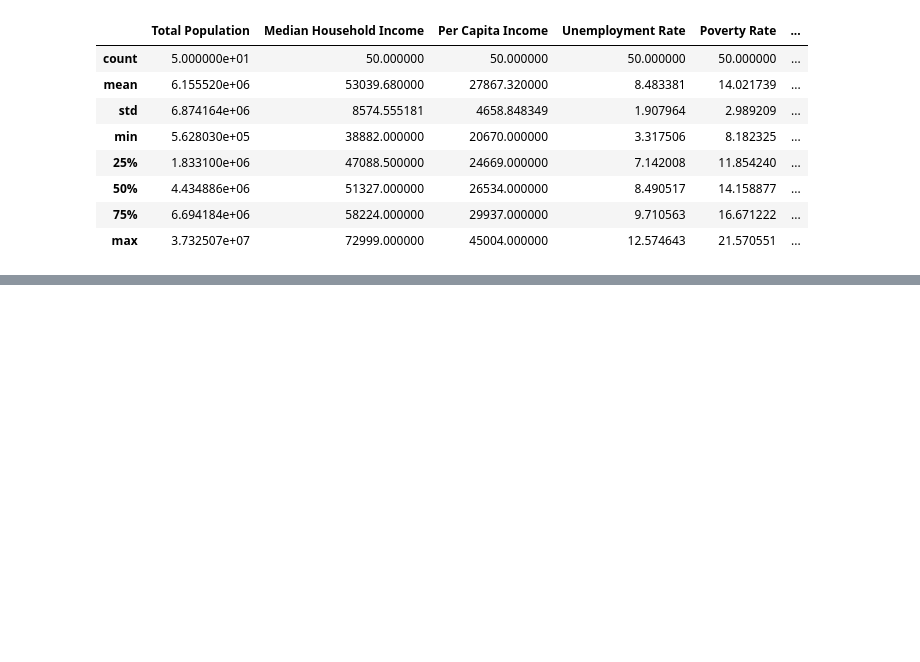
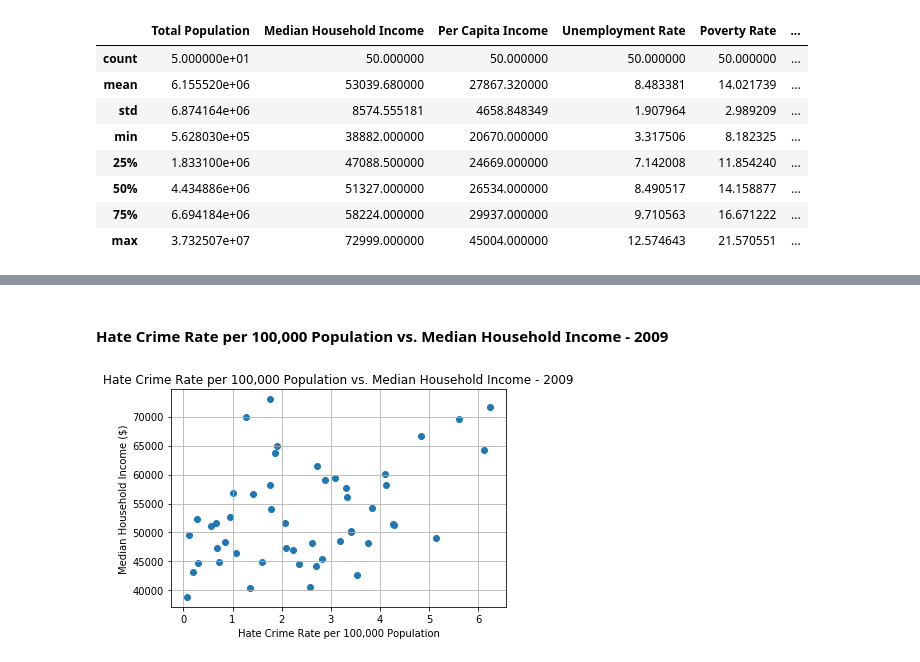
Before and after one commit to ZGrinacoff/Eight-Years-Later, a Jupyter notebook: hate_crime.ipynb, the cells around one changed output, grey strips where cells are left out. Saved outputs shown, nothing was run; the diff lists cells and outputs as text; code cells hidden in the pictures; blank space fills up the shorter version.

```diff
--- a/hate_crime.ipynb
+++ b/hate_crime.ipynb
@@ -342,0 +398,13 @@ clean_hate_crime_2009_df.describe()
+# %% [markdown]
+#### Hate Crime Rate per 100,000 Population vs. Median Household Income - 2009
+# %%
+plt.scatter(clean_hate_crime_2009_df['Hate Crime Rate per 100,000 Population'], clean_hate_crime_2009_df['Median Household Income'])
+
+plt.title('Hate Crime Rate per 100,000 Population vs. Median Household Income - 2009')
+plt.ylabel('Median Household Income ($)')
+plt.xlabel('Hate Crime Rate per 100,000 Population')
+plt.grid(True)
+
+plt.show()
+# %% [output]
+[figure, added]
```
Also changed, not shown: parts of 25 cells of this notebook.
